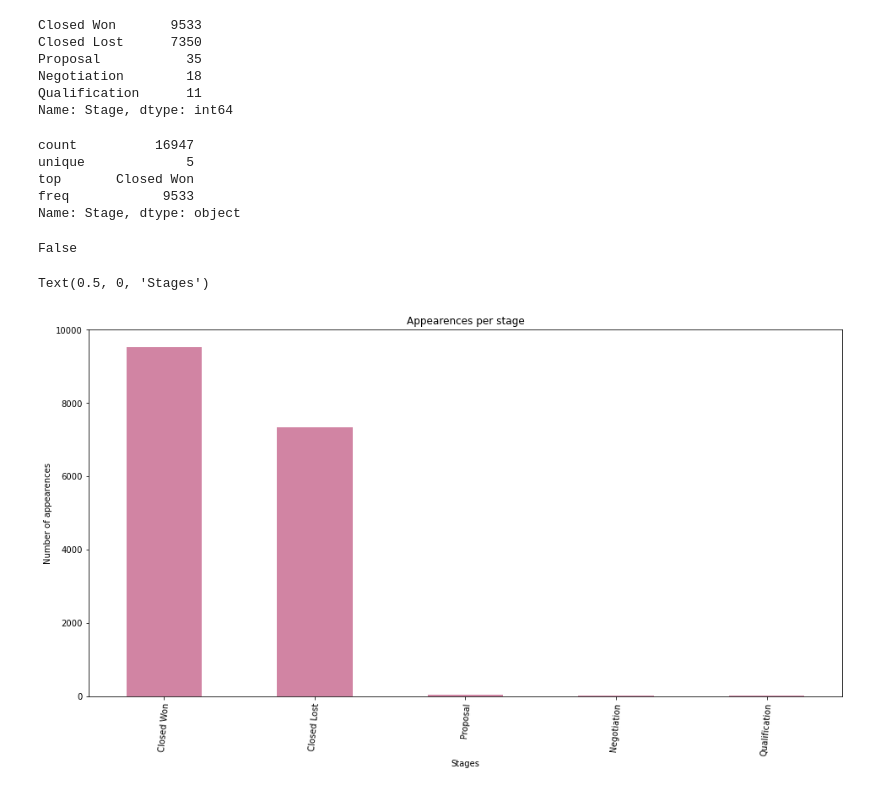
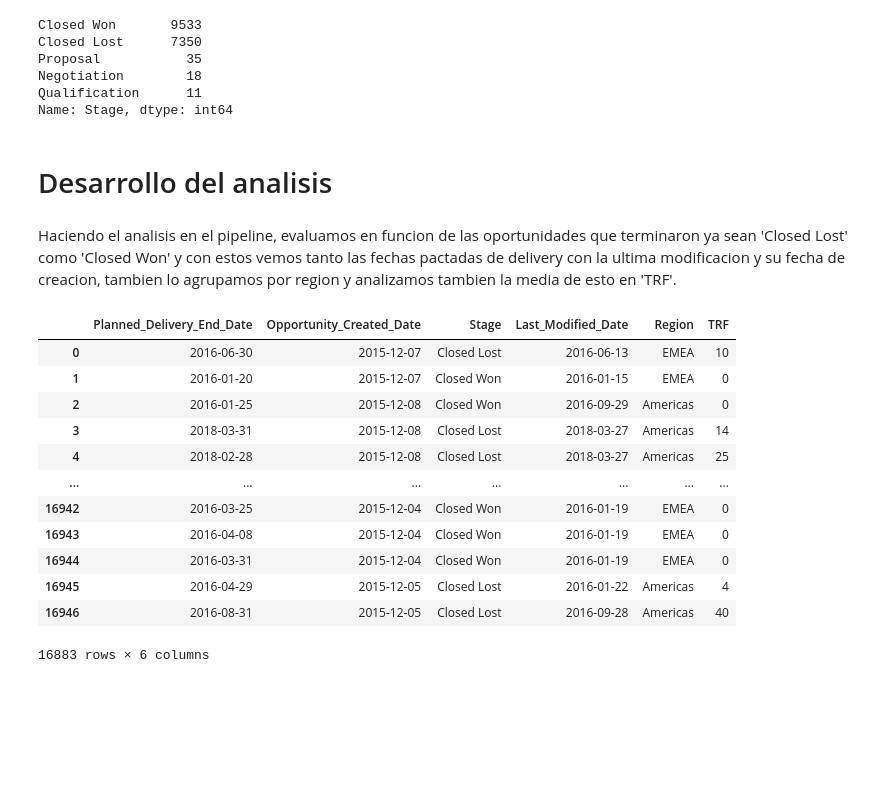
Before and after one commit to RenzoJacinto/TP1-Datos, a Jupyter notebook: visu.ipynb, the cells around one changed output. Drawn from its saved outputs; the diff is of its cells as text; code cells hidden in the pictures; blank space fills up the shorter version.

```diff
--- a/visu.ipynb
+++ b/visu.ipynb
@@ -68,23 +79,26 @@ Proposal           35
 Negotiation        18
 Qualification      11
 Name: Stage, dtype: int64
-# %%
-stage.describe()
-# %% [output]
-count          16947
-unique             5
-top       Closed Won
-freq            9533
-Name: Stage, dtype: object
-# %%
-stage.hasnans
-# %% [output]
-False
-# %%
-oportunidades['Stage'].value_counts().plot(kind='bar',figsize=(16,8),rot=85,title='Appearences per stage',color=(0.7, 0.2, 0.4, 0.6));
-ax=plt.gca()
-ax.set_ylabel('Number of appearences');
-ax.set_xlabel('Stages')
-# %% [output]
-Text(0.5, 0, 'Stages')
-[figure, removed]
+# %% [markdown]
+# Desarrollo del analisis
+# %% [markdown]
+Haciendo el analisis en el pipeline, evaluamos en funcion de las oportunidades que terminaron ya sean 'Closed Lost' como 'Closed Won' y con estos vemos tanto las fechas pactadas de delivery con la ultima modificacion y su fecha de creacion, tambien lo agrupamos por region y analizamos tambien la media de esto en 'TRF'.
+# %%
+df_fin = df[(df['Stage'] == 'Closed Lost') | (df['Stage'] == 'Closed Won')]\
+[['Planned_Delivery_End_Date', 'Opportunity_Created_Date', 'Stage', 'Last_Modified_Date', 'Region', 'TRF']]
+
+df_fin
+# %% [output]
+|  | Planned_Delivery_End_Date | Opportunity_Created_Date | Stage | Last_Modified_Date | Region | TRF |
+| 0 | 2016-06-30 | 2015-12-07 | Closed Lost | 2016-06-13 | EMEA | 10 |
+| 1 | 2016-01-20 | 2015-12-07 | Closed Won | 2016-01-15 | EMEA | 0 |
+| 2 | 2016-01-25 | 2015-12-08 | Closed Won | 2016-09-29 | Americas | 0 |
+| 3 | 2018-03-31 | 2015-12-08 | Closed Lost | 2018-03-27 | Americas | 14 |
+| 4 | 2018-02-28 | 2015-12-08 | Closed Lost | 2018-03-27 | Americas | 25 |
+| ... | ... | ... | ... | ... | ... | ... |
+| 16942 | 2016-03-25 | 2015-12-04 | Closed Won | 2016-01-19 | EMEA | 0 |
+| 16943 | 2016-04-08 | 2015-12-04 | Closed Won | 2016-01-19 | EMEA | 0 |
+| 16944 | 2016-03-31 | 2015-12-04 | Closed Won | 2016-01-19 | EMEA | 0 |
+| 16945 | 2016-04-29 | 2015-12-05 | Closed Lost | 2016-01-22 | Americas | 4 |
+| 16946 | 2016-08-31 | 2015-12-05 | Closed Lost | 2016-09-28 | Americas | 40 |
+16883 rows × 6 columns
```
Also changed, not shown: parts of 14 cells of this notebook.
